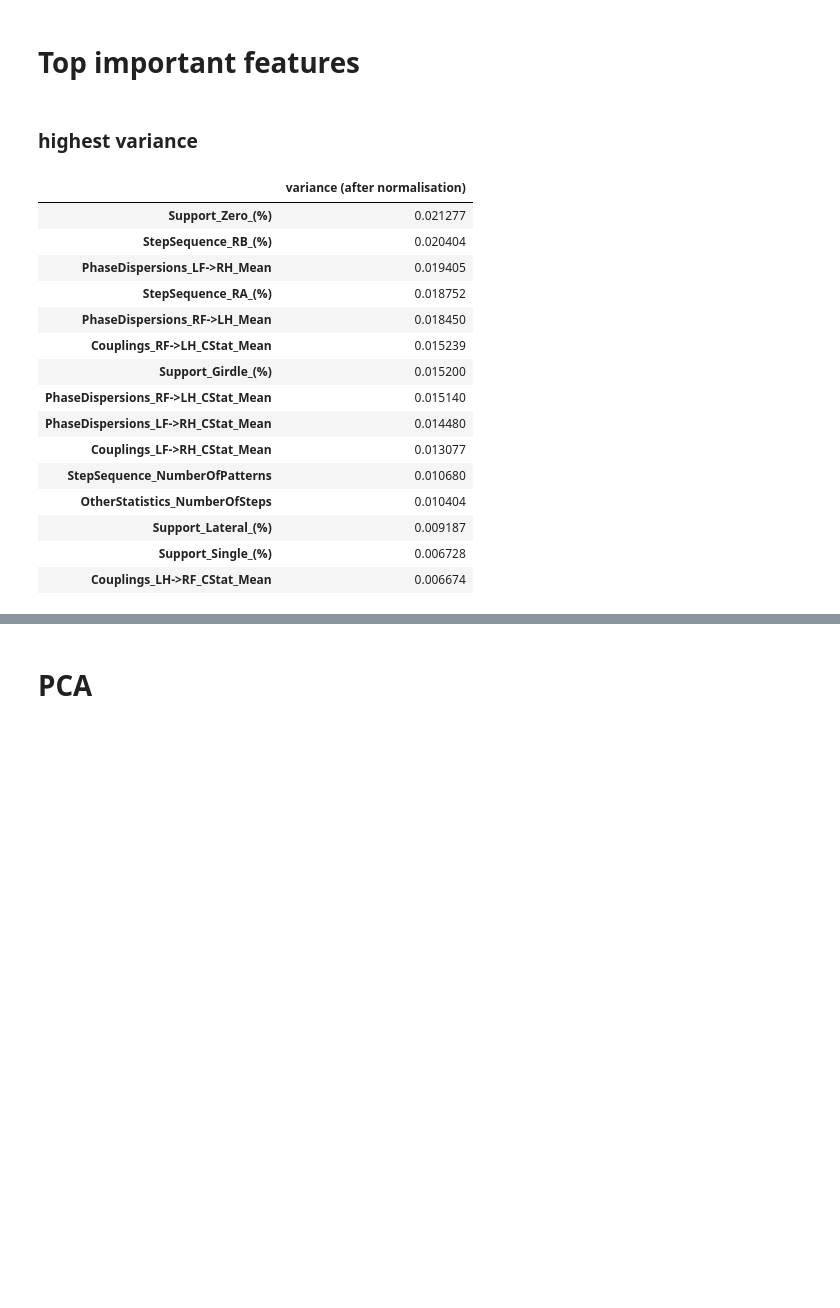
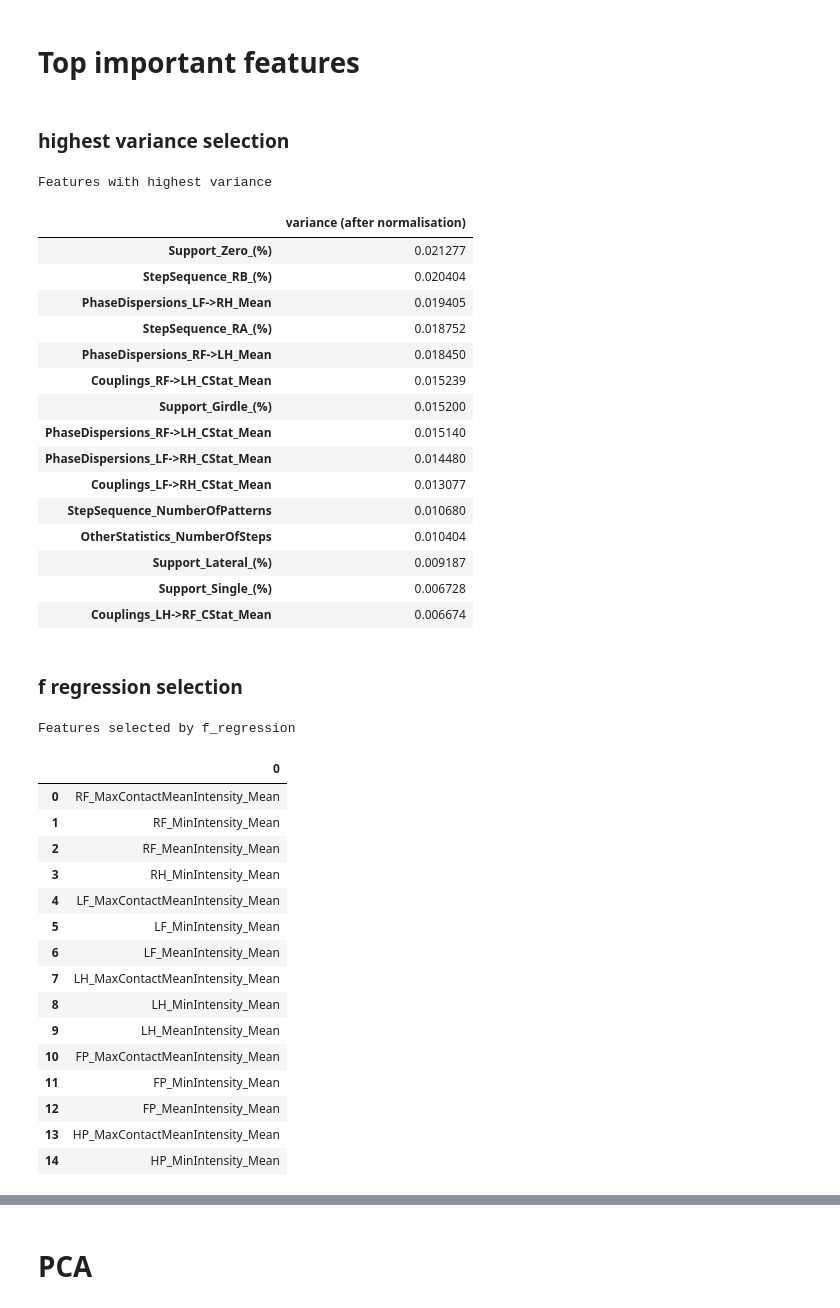
Before and after one commit to aperz/vacou, a Jupyter notebook: vacou.ipynb, the cells around one changed output, grey strips where cells are left out. Cells and saved outputs as stored; diff of their text form; code cells hidden in the pictures; blank space fills up the shorter version.

```diff
--- a/vacou.ipynb
+++ b/vacou.ipynb
@@ -81,5 +86,5 @@ Name: Group, dtype: int64
 # %% [markdown]
 # Top important features
 # %% [markdown]
-### highest variance
+### highest variance selection
 # %%
@@ -87,6 +92,8 @@ selected, variances = var_sel(normalize_pd(d, 0), 0.001)
 # %%
+print("Features with highest variance")
 pd.DataFrame(variances.sort_values(ascending=False)[:15], columns = ['variance (after normalisation)'])
 # %% [output]
+Features with highest variance
 |  | variance (after normalisation) |
 | Support_Zero_(%) | 0.021277 |
 | StepSequence_RB_(%) | 0.020404 |
@@ -103,3 +110,28 @@ pd.DataFrame(variances.sort_values(ascending=False)[:15], columns = ['variance (
 | Support_Lateral_(%) | 0.009187 |
 | Support_Single_(%) | 0.006728 |
 | Couplings_LH->RF_CStat_Mean | 0.006674 |
+# %% [markdown]
+### f regression selection
+# %%
+selected_a = sel_anova(normalize_pd(d, 0), md['vc'], k=15)
+# %%
+print("Features selected by f_regression")
+pd.DataFrame(selected_a.columns)
+# %% [output]
+Features selected by f_regression
+|  | 0 |
+| 0 | RF_MaxContactMeanIntensity_Mean |
+| 1 | RF_MinIntensity_Mean |
+| 2 | RF_MeanIntensity_Mean |
+| 3 | RH_MinIntensity_Mean |
+| 4 | LF_MaxContactMeanIntensity_Mean |
+| 5 | LF_MinIntensity_Mean |
+| 6 | LF_MeanIntensity_Mean |
+| 7 | LH_MaxContactMeanIntensity_Mean |
+| 8 | LH_MinIntensity_Mean |
+| 9 | LH_MeanIntensity_Mean |
+| 10 | FP_MaxContactMeanIntensity_Mean |
+| 11 | FP_MinIntensity_Mean |
+| 12 | FP_MeanIntensity_Mean |
+| 13 | HP_MaxContactMeanIntensity_Mean |
+| 14 | HP_MinIntensity_Mean |
```
Also changed, not shown: parts of 19 cells of this notebook, 1 other file.
